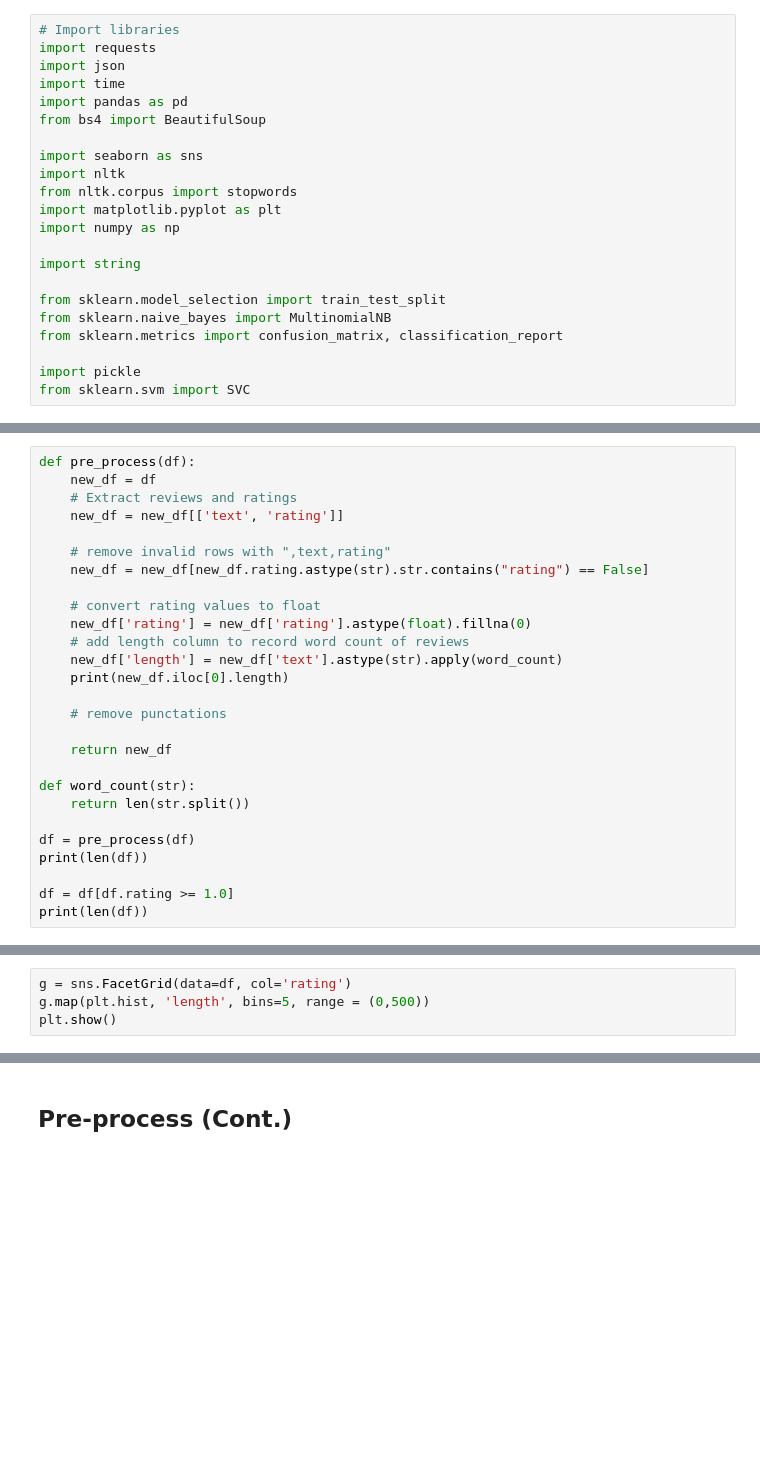
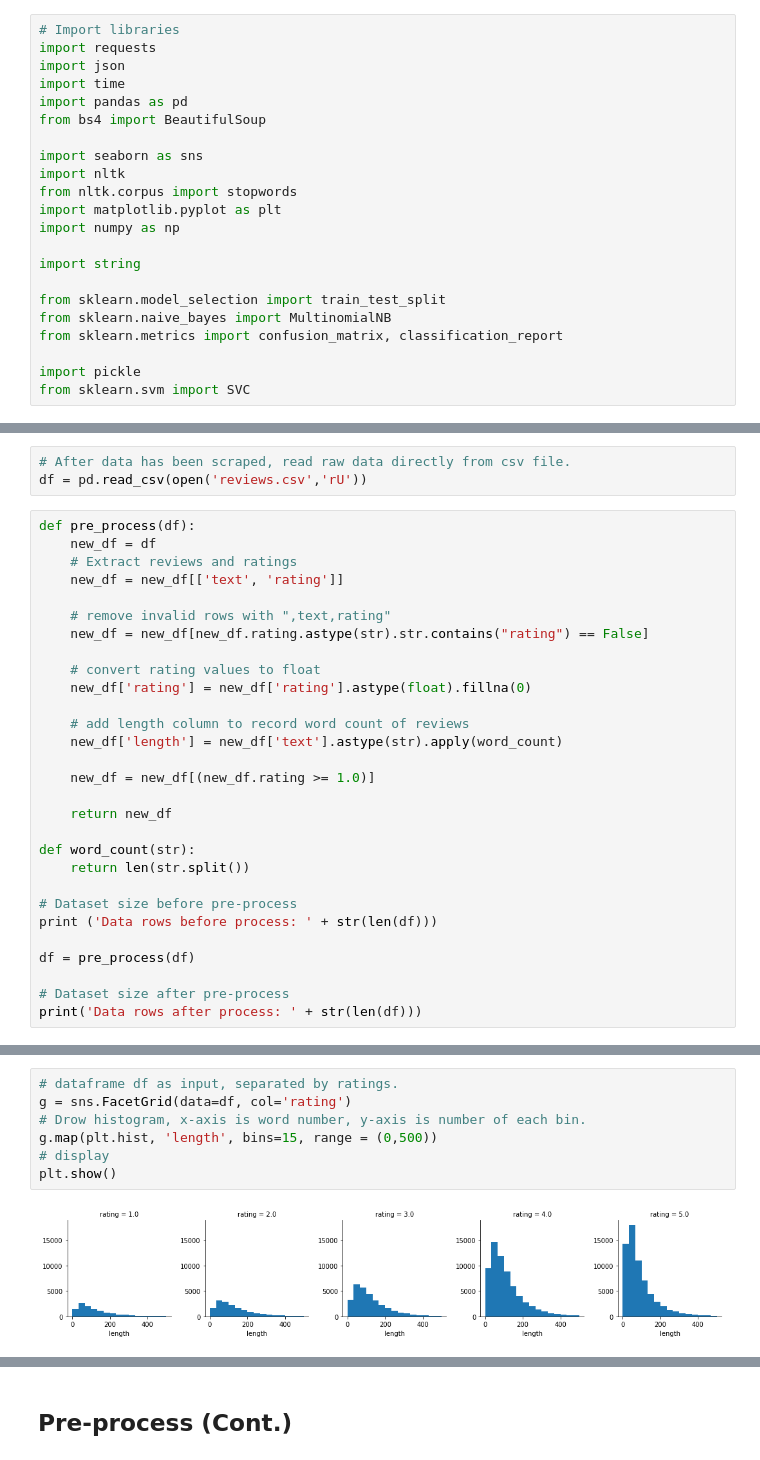
Before and after one commit to lulu2184/yelp-reviews-rating-prediction, a Jupyter notebook: report.ipynb, the cells around one changed output, grey strips where cells are left out. Drawn from its saved outputs; the diff is of its cells as text; blank space fills up the shorter version.

```diff
--- a/report.ipynb
+++ b/report.ipynb
@@ -212,3 +37,6 @@ KeyboardInterrupt:
+# %%
+# After data has been scraped, read raw data directly from csv file.
+df = pd.read_csv(open('reviews.csv','rU'))
 # %%
 def pre_process(df):
     new_df = df
@@ -220,19 +48,21 @@ def pre_process(df):
 
     # convert rating values to float
     new_df['rating'] = new_df['rating'].astype(float).fillna(0)
+
     # add length column to record word count of reviews
     new_df['length'] = new_df['text'].astype(str).apply(word_count)
-    print(new_df.iloc[0].length)
 
-    # remove punctations
+    new_df = new_df[(new_df.rating >= 1.0)]
 
     return new_df
 
 def word_count(str):
     return len(str.split())
 
+# Dataset size before pre-process
+print ('Data rows before process: ' + str(len(df)))
+
 df = pre_process(df)
-print(len(df))
 
-df = df[df.rating >= 1.0]
-print(len(df))
+# Dataset size after pre-process
+print('Data rows after process: ' + str(len(df)))
@@ -242,4 +79,9 @@ print(len(df))
 # %%
+# dataframe df as input, separated by ratings.
 g = sns.FacetGrid(data=df, col='rating')
-g.map(plt.hist, 'length', bins=5, range = (0,500))
+# Drow histogram, x-axis is word number, y-axis is number of each bin.
+g.map(plt.hist, 'length', bins=15, range = (0,500))
+# display
 plt.show()
+# %% [output]
+[figure, added]
```
Also changed, not shown: parts of 31 cells of this notebook, 7 other files.
